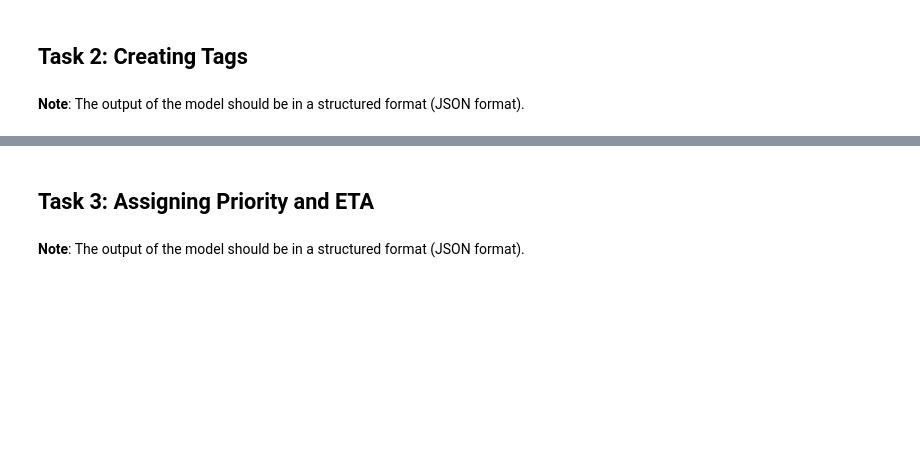
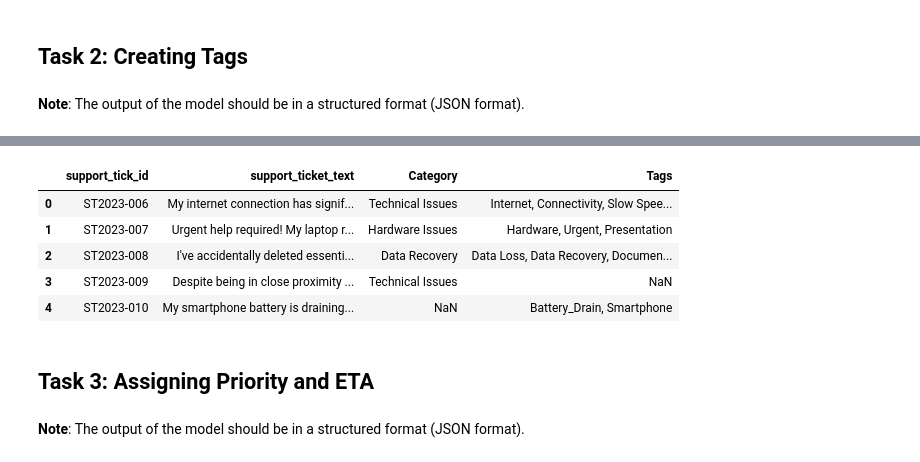
Before and after one commit to sapan-s2/AI_Austin_course, a Jupyter notebook: NLP/project/NLP_Project_Low_Code.ipynb, the cells around one changed output, grey strips where cells are left out. Cells and saved outputs as stored; diff of their text form; code cells hidden in the pictures; blank space fills up the shorter version.

```diff
--- a/NLP/project/NLP_Project_Low_Code.ipynb
+++ b/NLP/project/NLP_Project_Low_Code.ipynb
@@ -215,13 +443,14 @@ def response_2(prompt,ticket,category):
       Category: {category}
       A:
       """,
-      max_tokens=_____, #Complete the code to set the maximum number of tokens the model should generate for this task.
+      max_tokens=100, #Complete the code to set the maximum number of tokens the model should generate for this task.
       stop=["Q:", "\n"],
-      temperature=_____, #Complete the code to set the value for temperature.
+      temperature=.7, #Complete the code to set the value for temperature.
       echo=False,
     )
 
     temp_output = model_output["choices"][0]["text"]
-    final_output = temp_output[temp_output.index('{'):]
-
+    # final_output = temp_output[temp_output.index('{'):]
+    print("temp_output", temp_output)
+    final_output = temp_output
     return final_output
@@ -232,2 +457,18 @@ prompt_2 = """
+# %%
+prompt_2 =  """
+
+    Objective:
+     You are tasked with generating tags for each support ticket based on the analysis of the ticket text.
+     Each ticket text provides a description of the reported issue and the category assigned.
+     return the response in JSON Format
+     {"Tags": "<tag>"}
+
+      - Ensure accuracy and consistency in assigning tags to the support tickets.
+      - Ensure that every ticket has at least one tag.
+      - Avoid the use of 'Tag:' or '1.' in the response.
+      - If there are more than one tag, please separate them with a comma; don't wrp the response in [].
+      - If no Tag is found ; tag is as {"Tags": "Other"}
+
+"""
 # %% [markdown]
 **Note**: The output of the model should be in a structured format (JSON format).
@@ -268,7 +638,14 @@ final_data_2['Tags'].value_counts()
 final_data_2 = pd.concat([final_data_2,final_data_1["Category"]],axis=1)
 # %%
 final_data_2 = final_data_2[["support_tick_id","support_ticket_text","Category","Tags"]]
-final_data_2
+final_data_2.head()
+# %% [output]
+|  | support_tick_id | support_ticket_text | Category | Tags |
+| 0 | ST2023-006 | My internet connection has signif... | Technical Issues | Internet, Connectivity, Slow Spee... |
+| 1 | ST2023-007 | Urgent help required! My laptop r... | Hardware Issues | Hardware, Urgent, Presentation |
+| 2 | ST2023-008 | I've accidentally deleted essenti... | Data Recovery | Data Loss, Data Recovery, Documen... |
+| 3 | ST2023-009 | Despite being in close proximity ... | Technical Issues | NaN |
+| 4 | ST2023-010 | My smartphone battery is draining... | NaN | Battery_Drain, Smartphone |
 # %% [markdown]
 ## **Task 3: Assigning Priority and ETA**
 # %%
```
Also changed, not shown: parts of 68 cells of this notebook.
